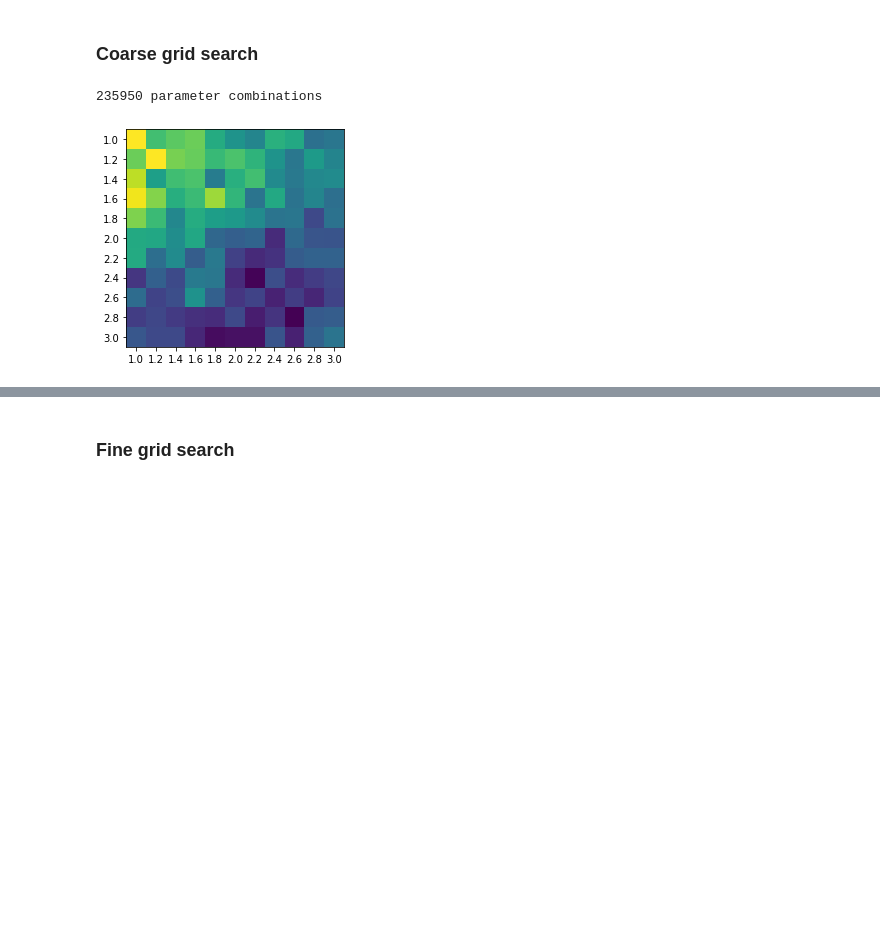
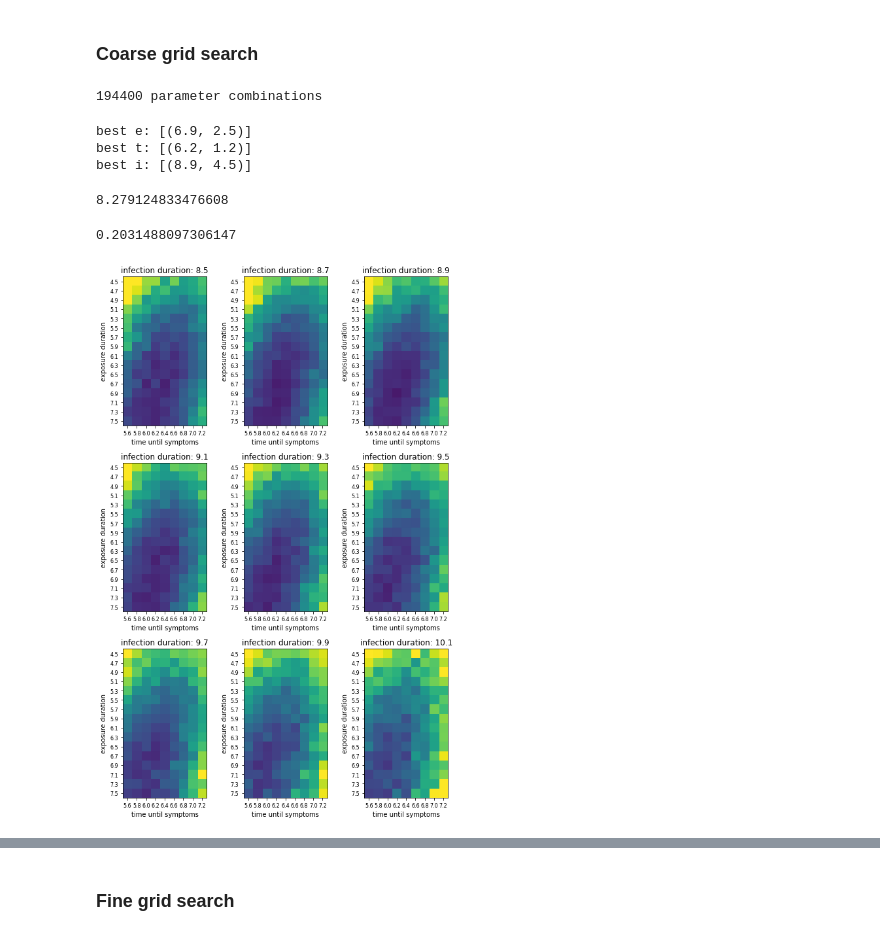
Before and after one commit to JanaLasser/uni_SEIRX, a Jupyter notebook: code/simulation/calibration_epidemiological_parameters.ipynb, the cells around one changed output, grey strips where cells are left out. Cells and saved outputs as stored; diff of their text form; code cells hidden in the pictures; blank space fills up the shorter version.

```diff
--- a/code/simulation/calibration_epidemiological_parameters.ipynb
+++ b/code/simulation/calibration_epidemiological_parameters.ipynb
@@ -107,17 +109,18 @@ expected_epi_params = {
 # %% [markdown]
 ### Coarse grid search
 # %%
+N = 1000
 step = 0.2
-exposure_durations = np.arange(4, 6 + step, step)
-times_until_symtoms = np.arange(5.6, 8 + step, step)
-infection_durations = np.arange(9, 11 + step, step)
+exposure_durations = np.arange(4.5, 7.5 + step, step)
+times_until_symtoms = np.arange(5.6, 7 + step, step)
+infection_durations = np.arange(8.5, 10.0 + step, step)
 
 step = 0.25
 exposure_duration_stds = np.arange(1.5, 2.4 + step, step)
 times_until_symtoms_stds = np.arange(0.2, 1.4 + step, step)
 infection_durations_stds = np.arange(3, 5 + step * 2, step * 2)
 
-param_combinations = [(e, t, i, e_std, t_std, i_std) \
+param_combinations = [(N, e, t, i, e_std, t_std, i_std) \
                                 for e in exposure_durations \
                                 for t in times_until_symtoms \
                                 for i in infection_durations \
@@ -126,7 +129,7 @@ param_combinations = [(e, t, i, e_std, t_std, i_std) \
                                 for i_std in infection_durations_stds]
 print(f"{len(param_combinations)} parameter combinations")
 # %% [output]
-235950 parameter combinations
+194400 parameter combinations
 # %%
 results = pd.DataFrame()
 
@@ -163,24 +170,54 @@ results = pd.read_csv("results_coarse_wt.csv")
+# %%
+idx_best = results["diff"].idxmin()
+best_e_mean = results.loc[idx_best, "e_mean"]
+best_e_std = results.loc[idx_best, "e_std"]
+best_t_mean = results.loc[idx_best, "t_mean"]
+best_t_std = results.loc[idx_best, "t_std"]
+best_i_mean = results.loc[idx_best, "i_mean"]
+best_i_std = results.loc[idx_best, "i_std"]
+
+print(f"best e: [{best_e_mean, best_e_std}]")
+print(f"best t: [{best_t_mean, best_t_std}]")
+print(f"best i: [{best_i_mean, best_i_std}]")
+# %% [output]
+best e: [(6.9, 2.5)]
+best t: [(6.2, 1.2)]
+best i: [(8.9, 4.5)]
 # %%
 exposure_durations = [round(e, 2) for e in exposure_durations]
 times_until_symtoms = [round(t, 2) for t in times_until_symtoms]
 
-round_cols = ["e_mean", "e_std", "t_mean", "t_std", "i_mean", "i_std"]
-for col in round_cols:
-    results[col] = results[col].apply(lambda x: round(x, 2))
+selected_infection_durations = [ 8.5,  8.7,  8.9,  9.1,  9.3,  9.5,  9.7,  9.9, 10.1]
+images = {i:np.zeros((len(exposure_durations), len(times_until_symtoms))) \
+          for i in selected_infection_durations}
 
-img = np.zeros((len(exposure_durations), len(times_until_symtoms)))
 
 results = results.set_index(["e_mean", "t_mean", "i_mean", "e_std", "t_std", "i_std"])
-for i, e in enumerate(exposure_durations):
-    for j, t in enumerate(times_until_symtoms):
-        img[i, j] = results.loc[e, t, 10, 2.5, 2.25, 4]["diff"]
+for infection_duration in selected_infection_durations:
+    for i, e in enumerate(exposure_durations):
+        for j, t in enumerate(times_until_symtoms):
+            images[infection_duration][i, j] = \
+                results.loc[e, t, infection_duration, best_e_std, best_t_std, best_i_std]["diff"]
 results = results.reset_index()
+# %%
+results["diff"].max()
+# %% [output]
+8.279124833476608
+# %%
+results["diff"].min()
+# %% [output]
+0.2031488097306147
 # %%
-fig, ax = plt.subplots()
-ax.imshow(img)
-ax.set_yticks(range(len(exposure_durations)))
-ax.set_yticklabels(exposure_durations)
-ax.set_xticks(range(len(times_until_symtoms)))
-ax.set_xticklabels(times_until_symtoms);
+fig, axes = plt.subplots(3, 3, figsize=(8, 12))
+for ax, infection_duration in zip(axes.flatten(), selected_infection_durations):
+    ax.imshow(images[infection_duration], vmin=0, vmax=3)
+    ax.set_yticks(range(len(exposure_durations)))
+    ax.set_yticklabels(exposure_durations, fontsize=8)
+    ax.set_xticks(range(len(times_until_symtoms)))
+    ax.set_xticklabels(times_until_symtoms, fontsize=8)
+    ax.set_xlabel("time until symptoms")
+    ax.set_ylabel("exposure duration")
+    ax.set_title(f"infection duration: {infection_duration}")
+fig.tight_layout()
 # %% [output]
-[figure, old version]
+[figure, new version]
```
Also changed, not shown: parts of 26 cells of this notebook, 1 other file.
